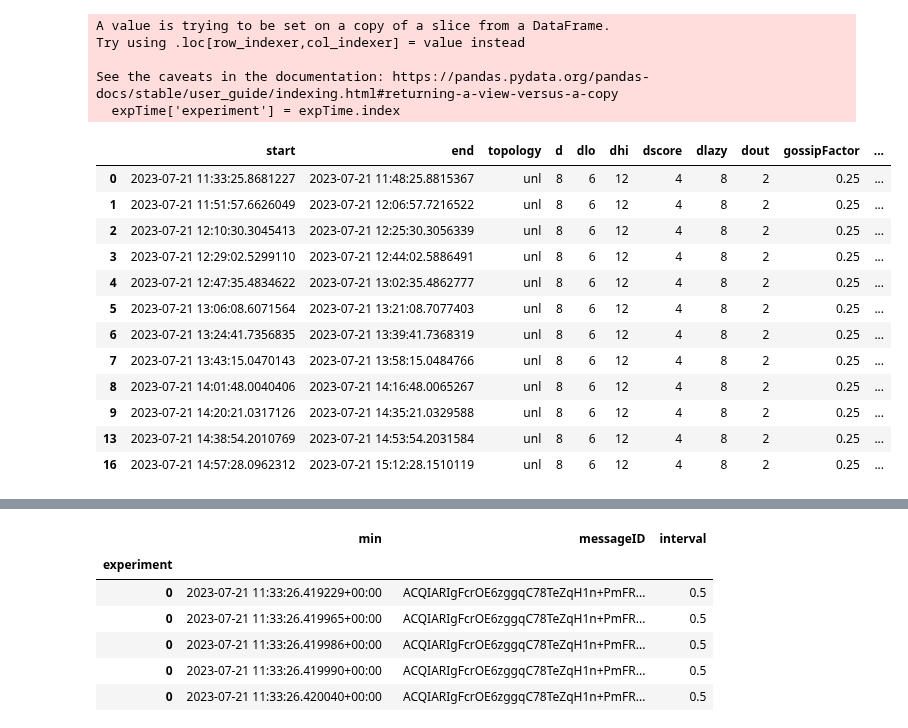
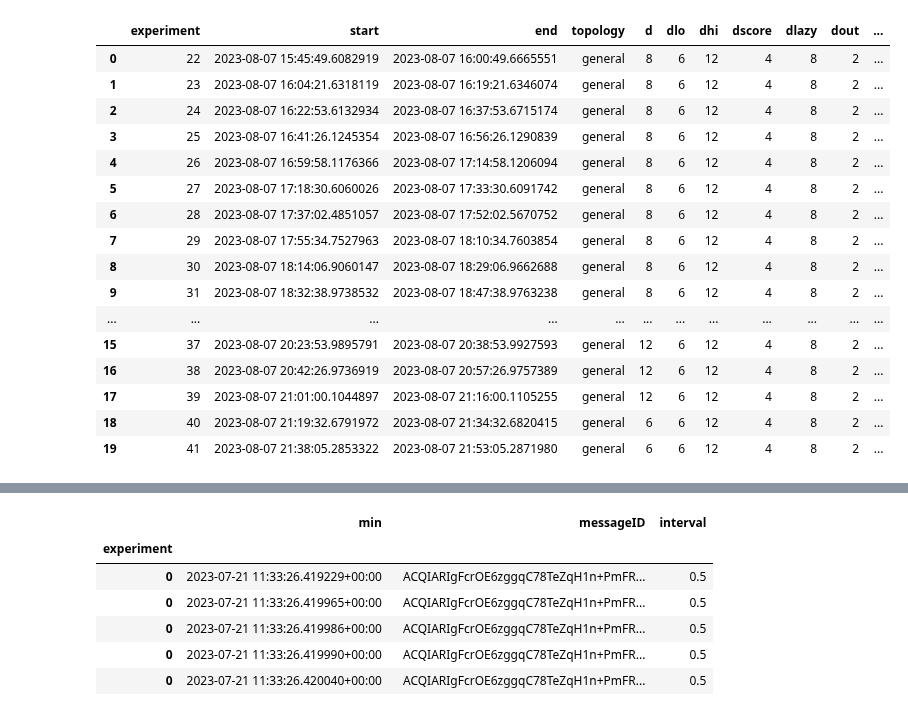
Before and after one commit to FlavScheidt/flexi-pipe, a Jupyter notebook: data/Notebooks/TimeSeries.ipynb, the cells around one changed output, grey strips where cells are left out. Cells and saved outputs as stored; diff of their text form; code cells hidden in the pictures.

Commit message:
Adjusting experiments writing

```diff
--- a/data/Notebooks/TimeSeries.ipynb
+++ b/data/Notebooks/TimeSeries.ipynb
@@ -82,7 +82,7 @@ client = InfluxDBClient(url=url, token=token, org=org,  timeout=30_000)
 query_api = client.query_api()
 # %%
 # Retrieve experiments data from csv
-data = pd.read_csv('./experiments.csv', header=None)
+data = pd.read_csv('../experiments.csv', header=None)
 df = pd.DataFrame(data)
 
 #Rename columns
@@ -97,7 +97,7 @@ experiments['startUnix'] = pd.to_datetime(experiments["start"],format="%Y-%m-%d
 experiments['endUnix'] = pd.to_datetime(experiments["end"],format="%Y-%m-%d %H:%M:%S.%f").astype('int64') / 10**9
 
 experiments['startUnix'] = pd.to_timedelta(experiments['startUnix'], unit='s').dt.total_seconds().astype(int)#.astype(str)
-experiments['endUnix'] = pd.to_tpython imedelta(experiments['endUnix'], unit='s').dt.total_seconds().astype(int)#.astype(str)
+experiments['endUnix'] = pd.to_timedelta(experiments['endUnix'], unit='s').dt.total_seconds().astype(int)#.astype(str)
 
 #Drop fields we don't mneed for the moment
 exp = experiments.drop(columns=["runtime", "initialDelay"]).sort_values(by=["start"])
@@ -124,30 +124,29 @@ exp.head(100)
 # %%
 #Get times for different intervals
 # intervals = exp["interval"].drop_duplicates().sort_values().reset_index(drop=True)
 # intervals.head(10)
 
-expTime = exp[exp['startUnix'].astype(int).between(1689939205, 1689951448)]
-expTime['experiment'] = expTime.index
+expTime = exp[exp['startUnix'].astype(int).between(1691423149, 1691473008)]
+expTime = expTime.reset_index().rename({'index':'experiment'}, axis = 'columns')
 
 expTime.head(20)
 # %% [output]
-A value is trying to be set on a copy of a slice from a DataFrame.
-Try using .loc[row_indexer,col_indexer] = value instead
-
-See the caveats in the documentation: https://pandas.pydata.org/pandas-docs/stable/user_guide/indexing.html#returning-a-view-versus-a-copy
-  expTime['experiment'] = expTime.index
-|  | start | end | topology | d | dlo | dhi | dscore | dlazy | dout | gossipFactor | ... |
-| 0 | 2023-07-21 11:33:25.8681227 | 2023-07-21 11:48:25.8815367 | unl | 8 | 6 | 12 | 4 | 8 | 2 | 0.25 | ... |
-| 1 | 2023-07-21 11:51:57.6626049 | 2023-07-21 12:06:57.7216522 | unl | 8 | 6 | 12 | 4 | 8 | 2 | 0.25 | ... |
-| 2 | 2023-07-21 12:10:30.3045413 | 2023-07-21 12:25:30.3056339 | unl | 8 | 6 | 12 | 4 | 8 | 2 | 0.25 | ... |
-| 3 | 2023-07-21 12:29:02.5299110 | 2023-07-21 12:44:02.5886491 | unl | 8 | 6 | 12 | 4 | 8 | 2 | 0.25 | ... |
-| 4 | 2023-07-21 12:47:35.4834622 | 2023-07-21 13:02:35.4862777 | unl | 8 | 6 | 12 | 4 | 8 | 2 | 0.25 | ... |
-| 5 | 2023-07-21 13:06:08.6071564 | 2023-07-21 13:21:08.7077403 | unl | 8 | 6 | 12 | 4 | 8 | 2 | 0.25 | ... |
-| 6 | 2023-07-21 13:24:41.7356835 | 2023-07-21 13:39:41.7368319 | unl | 8 | 6 | 12 | 4 | 8 | 2 | 0.25 | ... |
-| 7 | 2023-07-21 13:43:15.0470143 | 2023-07-21 13:58:15.0484766 | unl | 8 | 6 | 12 | 4 | 8 | 2 | 0.25 | ... |
-| 8 | 2023-07-21 14:01:48.0040406 | 2023-07-21 14:16:48.0065267 | unl | 8 | 6 | 12 | 4 | 8 | 2 | 0.25 | ... |
-| 9 | 2023-07-21 14:20:21.0317126 | 2023-07-21 14:35:21.0329588 | unl | 8 | 6 | 12 | 4 | 8 | 2 | 0.25 | ... |
-| 13 | 2023-07-21 14:38:54.2010769 | 2023-07-21 14:53:54.2031584 | unl | 8 | 6 | 12 | 4 | 8 | 2 | 0.25 | ... |
-| 16 | 2023-07-21 14:57:28.0962312 | 2023-07-21 15:12:28.1510119 | unl | 8 | 6 | 12 | 4 | 8 | 2 | 0.25 | ... |
+|  | experiment | start | end | topology | d | dlo | dhi | dscore | dlazy | dout | ... |
+| 0 | 22 | 2023-08-07 15:45:49.6082919 | 2023-08-07 16:00:49.6665551 | general | 8 | 6 | 12 | 4 | 8 | 2 | ... |
+| 1 | 23 | 2023-08-07 16:04:21.6318119 | 2023-08-07 16:19:21.6346074 | general | 8 | 6 | 12 | 4 | 8 | 2 | ... |
+| 2 | 24 | 2023-08-07 16:22:53.6132934 | 2023-08-07 16:37:53.6715174 | general | 8 | 6 | 12 | 4 | 8 | 2 | ... |
+| 3 | 25 | 2023-08-07 16:41:26.1245354 | 2023-08-07 16:56:26.1290839 | general | 8 | 6 | 12 | 4 | 8 | 2 | ... |
+| 4 | 26 | 2023-08-07 16:59:58.1176366 | 2023-08-07 17:14:58.1206094 | general | 8 | 6 | 12 | 4 | 8 | 2 | ... |
+| 5 | 27 | 2023-08-07 17:18:30.6060026 | 2023-08-07 17:33:30.6091742 | general | 8 | 6 | 12 | 4 | 8 | 2 | ... |
+| 6 | 28 | 2023-08-07 17:37:02.4851057 | 2023-08-07 17:52:02.5670752 | general | 8 | 6 | 12 | 4 | 8 | 2 | ... |
+| 7 | 29 | 2023-08-07 17:55:34.7527963 | 2023-08-07 18:10:34.7603854 | general | 8 | 6 | 12 | 4 | 8 | 2 | ... |
+| 8 | 30 | 2023-08-07 18:14:06.9060147 | 2023-08-07 18:29:06.9662688 | general | 8 | 6 | 12 | 4 | 8 | 2 | ... |
+| 9 | 31 | 2023-08-07 18:32:38.9738532 | 2023-08-07 18:47:38.9763238 | general | 8 | 6 | 12 | 4 | 8 | 2 | ... |
+| ... | ... | ... | ... | ... | ... | ... | ... | ... | ... | ... | ... |
+| 15 | 37 | 2023-08-07 20:23:53.9895791 | 2023-08-07 20:38:53.9927593 | general | 12 | 6 | 12 | 4 | 8 | 2 | ... |
+| 16 | 38 | 2023-08-07 20:42:26.9736919 | 2023-08-07 20:57:26.9757389 | general | 12 | 6 | 12 | 4 | 8 | 2 | ... |
+| 17 | 39 | 2023-08-07 21:01:00.1044897 | 2023-08-07 21:16:00.1105255 | general | 12 | 6 | 12 | 4 | 8 | 2 | ... |
+| 18 | 40 | 2023-08-07 21:19:32.6791972 | 2023-08-07 21:34:32.6820415 | general | 6 | 6 | 12 | 4 | 8 | 2 | ... |
+| 19 | 41 | 2023-08-07 21:38:05.2853322 | 2023-08-07 21:53:05.2871980 | general | 6 | 6 | 12 | 4 | 8 | 2 | ... |
 # %%
 data_frame = query_api.query_data_frame('from(bucket: "gs") '
```
Also changed, not shown: parts of 3 cells of this notebook, 7 other files.
